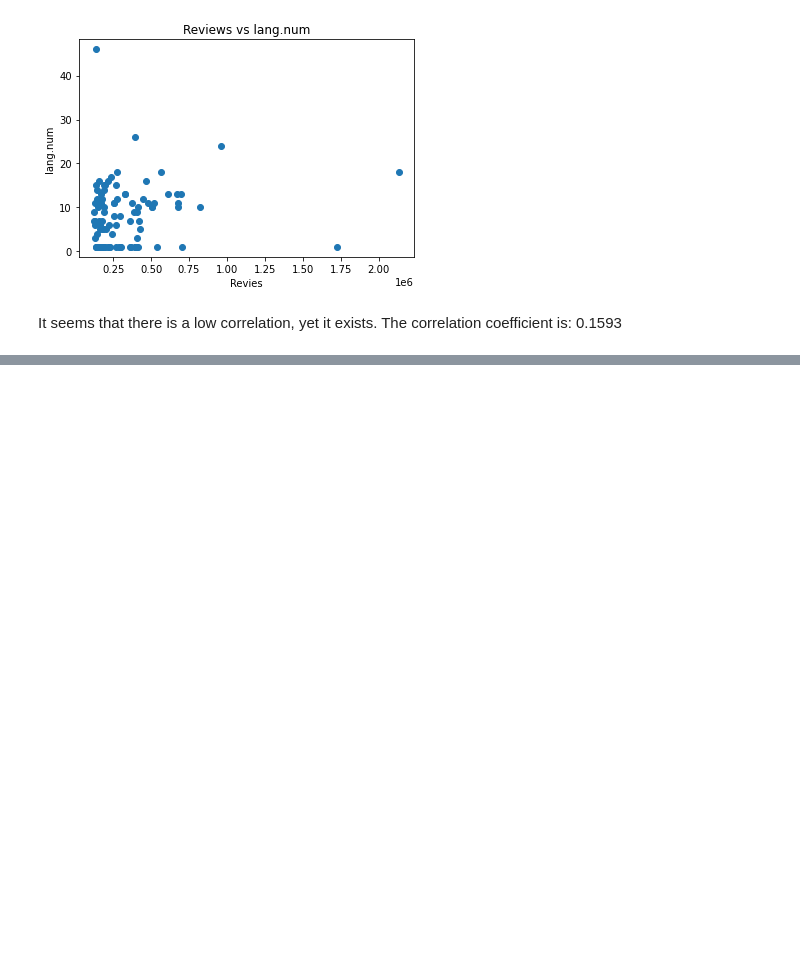
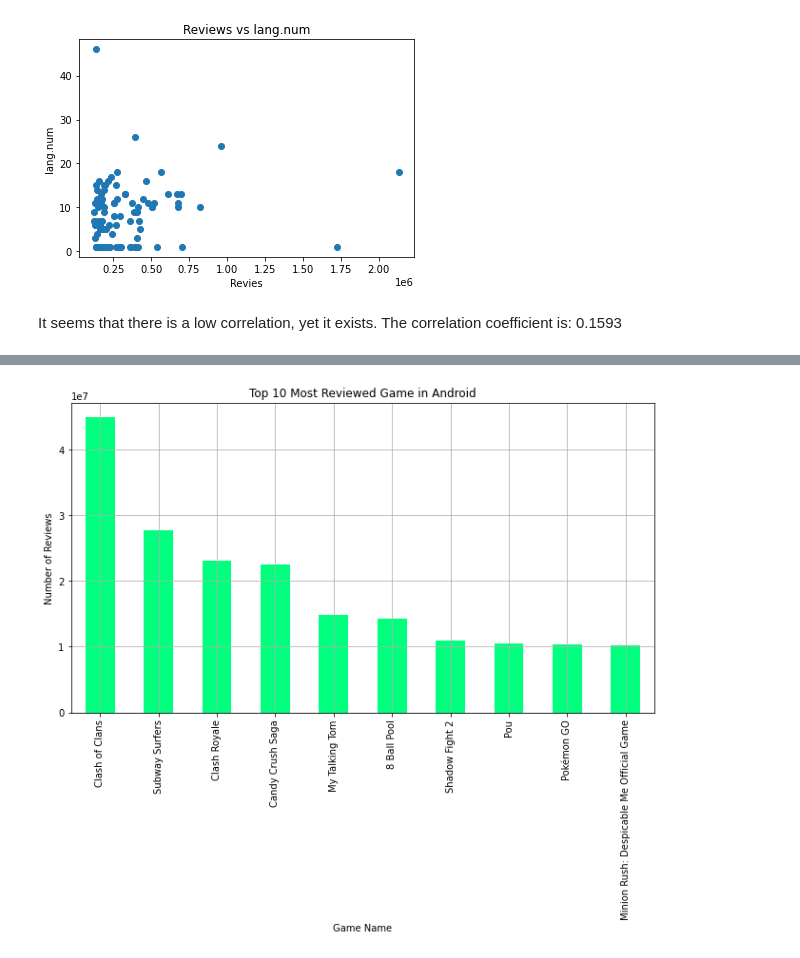
Before and after one commit to RaulMaya/iOS-vs-Android, a Jupyter notebook: Project_1_Jupyter_Notebook.ipynb, the cells around one changed output, grey strips where cells are left out. Drawn from its saved outputs; the diff is of its cells as text; code cells hidden in the pictures; blank space fills up the shorter version.

```diff
--- a/Project_1_Jupyter_Notebook.ipynb
+++ b/Project_1_Jupyter_Notebook.ipynb
@@ -635,0 +746,5 @@ It seems that there is a low correlation, yet it exists. The correlation coeffic
+# %%
+google_playstore_games["Reviews"] = google_playstore_games["Reviews"].astype(int)
+google_playstore_games = google_playstore_games.sort_values(by = ["Reviews"], ascending = False)
+i_google_playstore_games = google_playstore_games.set_index("App")
+i_google_playstore_games
@@ -635,0 +766,13 @@ It seems that there is a low correlation, yet it exists. The correlation coeffic
+# %%
+i_google_playstore_games["Reviews"].head(10).plot(kind="bar", figsize=(11,6),width = 0.5,
+                                             align="center", facecolor = "springgreen" ,rot=90)
+
+plt.title("Top 10 Most Reviewed Game in Android")
+plt.xlabel("Game Name")
+plt.ylabel("Number of Reviews")
+
+plt.grid()
+plt.savefig("Outputs_RMS/Top_Ten_Most_Android_Reviewed_Games")
+plt.show()
+# %% [output]
+[figure, added]
```
Also changed, not shown: parts of 50 cells of this notebook, 16 other files.
